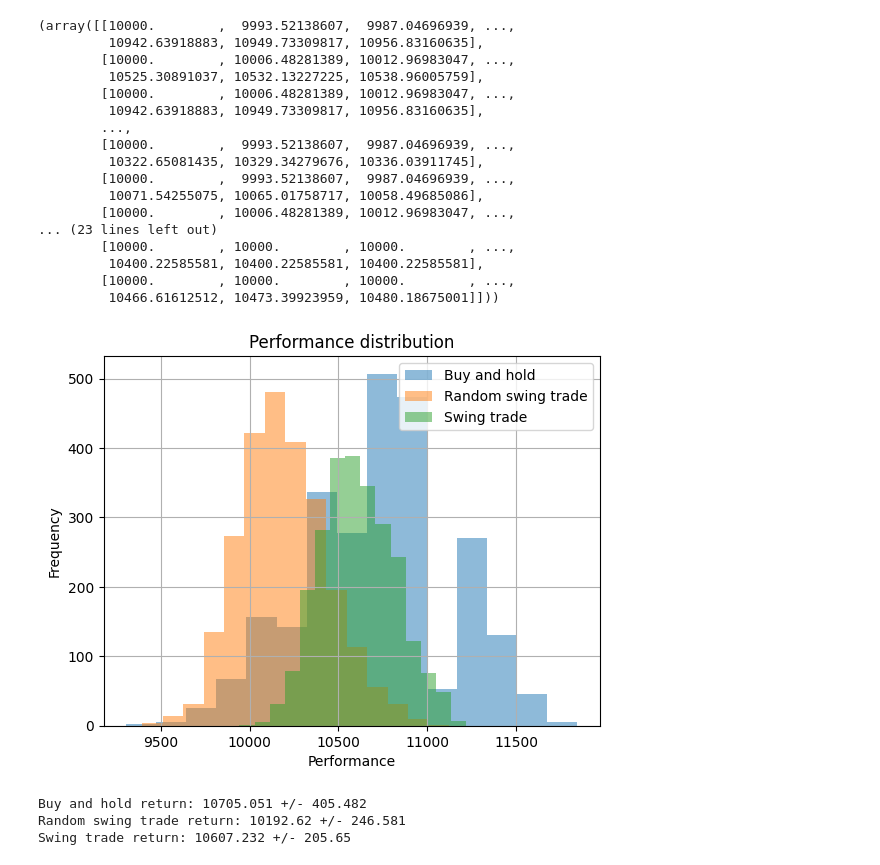
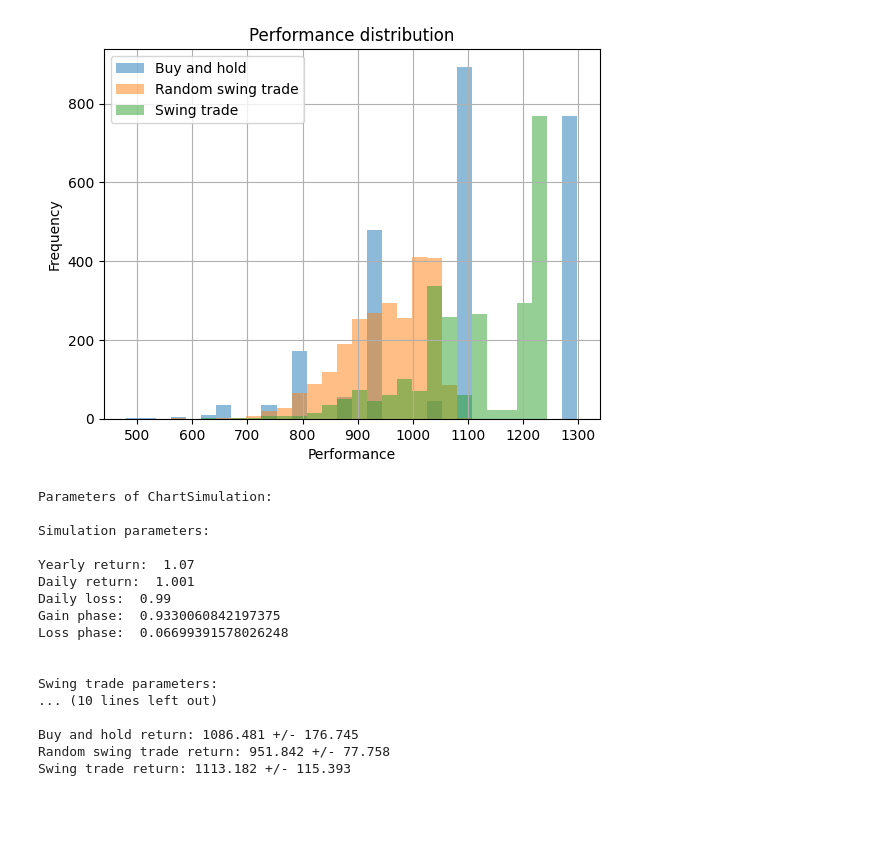
Before and after one commit to katakoruma/Chart-Strategy-Simulation, a Jupyter notebook: simulation.ipynb, the cells around one changed output. Cells and saved outputs as stored; diff of their text form; code cells hidden in the pictures; blank space fills up the shorter version.

Commit message:
Enhance PerformanceAnalyzer and MonteCarloSimulation with additional parameters and improved result printing

```diff
--- a/simulation.ipynb
+++ b/simulation.ipynb
@@ -5,29 +82,25 @@ from performance_simulation import *
 # %%
-mc = MonteCarloSimulation()
-mc.mc_artificial_chart(n=2500, initial_capital=10000, trade_coast=1, spread=0.002)
+mc = MonteCarloSimulation(chartsim=sim)
+_ = mc.mc_artificial_chart(n=2500)
-# %% [output]
-(array([[10000.        ,  9993.52138607,  9987.04696939, ...,
-         10942.63918883, 10949.73309817, 10956.83160635],
-        [10000.        , 10006.48281389, 10012.96983047, ...,
-         10525.30891037, 10532.13227225, 10538.96005759],
-        [10000.        , 10006.48281389, 10012.96983047, ...,
-         10942.63918883, 10949.73309817, 10956.83160635],
-        ...,
-        [10000.        ,  9993.52138607,  9987.04696939, ...,
-         10322.65081435, 10329.34279676, 10336.03911745],
-        [10000.        ,  9993.52138607,  9987.04696939, ...,
-         10071.54255075, 10065.01758717, 10058.49685086],
-        [10000.        , 10006.48281389, 10012.96983047, ...,
-... (23 lines left out)
-        [10000.        , 10000.        , 10000.        , ...,
-         10400.22585581, 10400.22585581, 10400.22585581],
-        [10000.        , 10000.        , 10000.        , ...,
-         10466.61612512, 10473.39923959, 10480.18675001]]))
 # %%
-mc.hist_performance(bins=15)
+mc.hist_performance(bins=30)
 mc.print_results(accuracy=3)
 # %% [output]
-[figure, old version]
+[figure, new version]
-Buy and hold return: 10705.051 +/- 405.482
-Random swing trade return: 10192.62 +/- 246.581
-Swing trade return: 10607.232 +/- 205.65
+Parameters of ChartSimulation:
+
+Simulation parameters:
+
+Yearly return:  1.07
+Daily return:  1.001
+Daily loss:  0.99
+Gain phase:  0.9330060842197375
+Loss phase:  0.06699391578026248
+
+
+Swing trade parameters:
+... (10 lines left out)
+
+Buy and hold return: 1086.481 +/- 176.745
+Random swing trade return: 951.842 +/- 77.758
+Swing trade return: 1113.182 +/- 115.393
```
Also changed, not shown: parts of 3 cells of this notebook, 1 other file.
